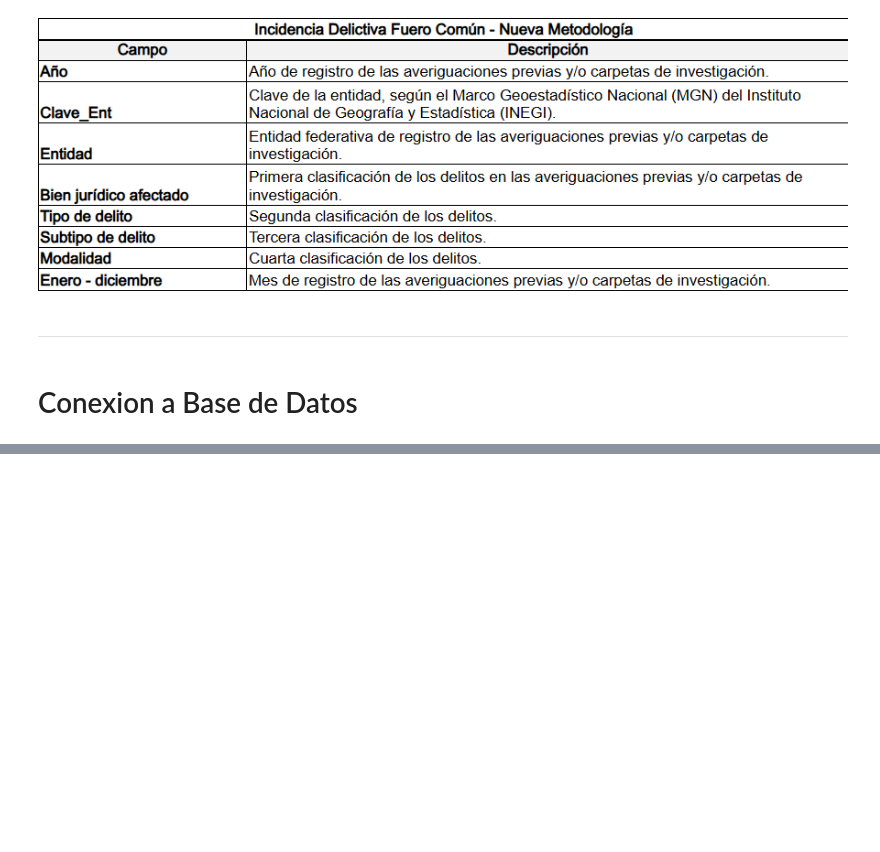
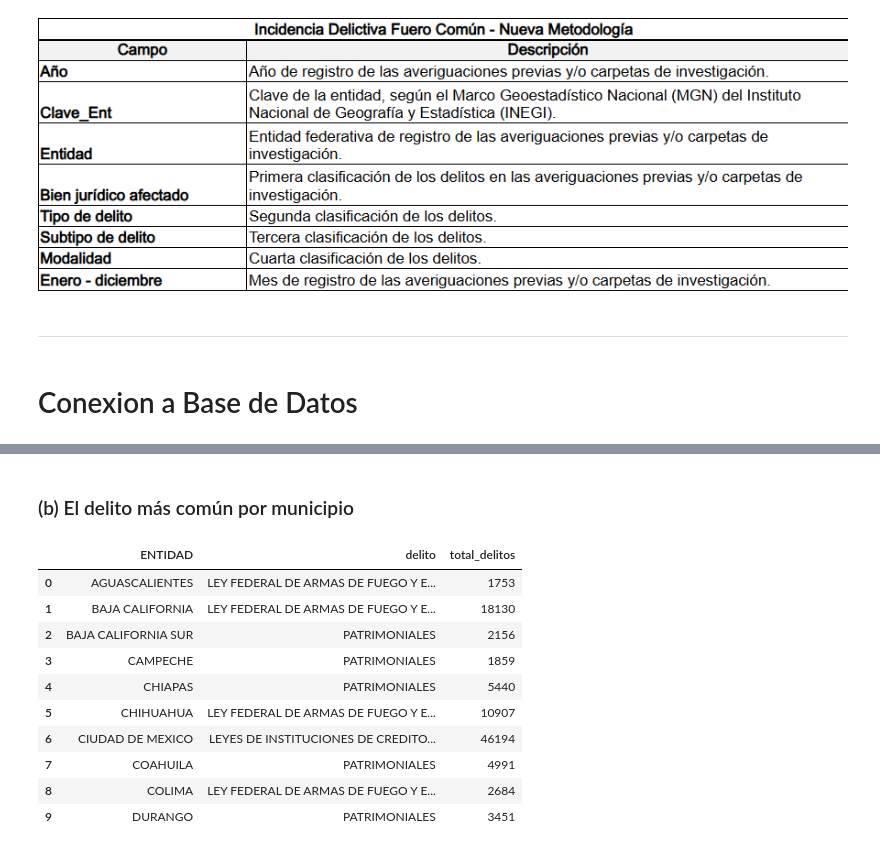
Before and after one commit to BryanHs20/Python-para-Data-Analyst, a Jupyter notebook: Tareas-Proyectos/Proyecto 5.ipynb, the cells around one changed output, grey strips where cells are left out. Saved outputs shown, nothing was run; the diff lists cells and outputs as text; code cells hidden in the pictures; blank space fills up the shorter version.

```diff
--- a/Tareas-Proyectos/Proyecto 5.ipynb
+++ b/Tareas-Proyectos/Proyecto 5.ipynb
@@ -525,0 +594,39 @@ df.sample(10)
+# %% [markdown]
+### (b)  El delito más común por municipio
+# %%
+query_b = """
+WITH ConteoDelitos AS (
+    SELECT
+        ENTIDAD,
+        TIPO AS delito,
+        SUM(DELITOS) AS total_delitos,
+        ROW_NUMBER() OVER (
+            PARTITION BY ENTIDAD
+            ORDER BY SUM(DELITOS) DESC
+        ) AS rn
+    FROM Fuero_federal
+    GROUP BY ENTIDAD, TIPO
+)
+SELECT
+    ENTIDAD,
+    delito,
+    total_delitos
+FROM ConteoDelitos
+WHERE rn = 1
+ORDER BY ENTIDAD;
+"""
+
+df_b = pd.read_sql(query_b, conn)
+df_b.head(10)
+# %% [output]
+|  | ENTIDAD | delito | total_delitos |
+| 0 | AGUASCALIENTES | LEY FEDERAL DE ARMAS DE FUEGO Y E... | 1753 |
+| 1 | BAJA CALIFORNIA | LEY FEDERAL DE ARMAS DE FUEGO Y E... | 18130 |
+| 2 | BAJA CALIFORNIA SUR | PATRIMONIALES | 2156 |
+| 3 | CAMPECHE | PATRIMONIALES | 1859 |
+| 4 | CHIAPAS | PATRIMONIALES | 5440 |
+| 5 | CHIHUAHUA | LEY FEDERAL DE ARMAS DE FUEGO Y E... | 10907 |
+| 6 | CIUDAD DE MEXICO | LEYES DE INSTITUCIONES DE CREDITO... | 46194 |
+| 7 | COAHUILA | PATRIMONIALES | 4991 |
+| 8 | COLIMA | LEY FEDERAL DE ARMAS DE FUEGO Y E... | 2684 |
+| 9 | DURANGO | PATRIMONIALES | 3451 |
```
Also changed, not shown: parts of 16 cells of this notebook.
